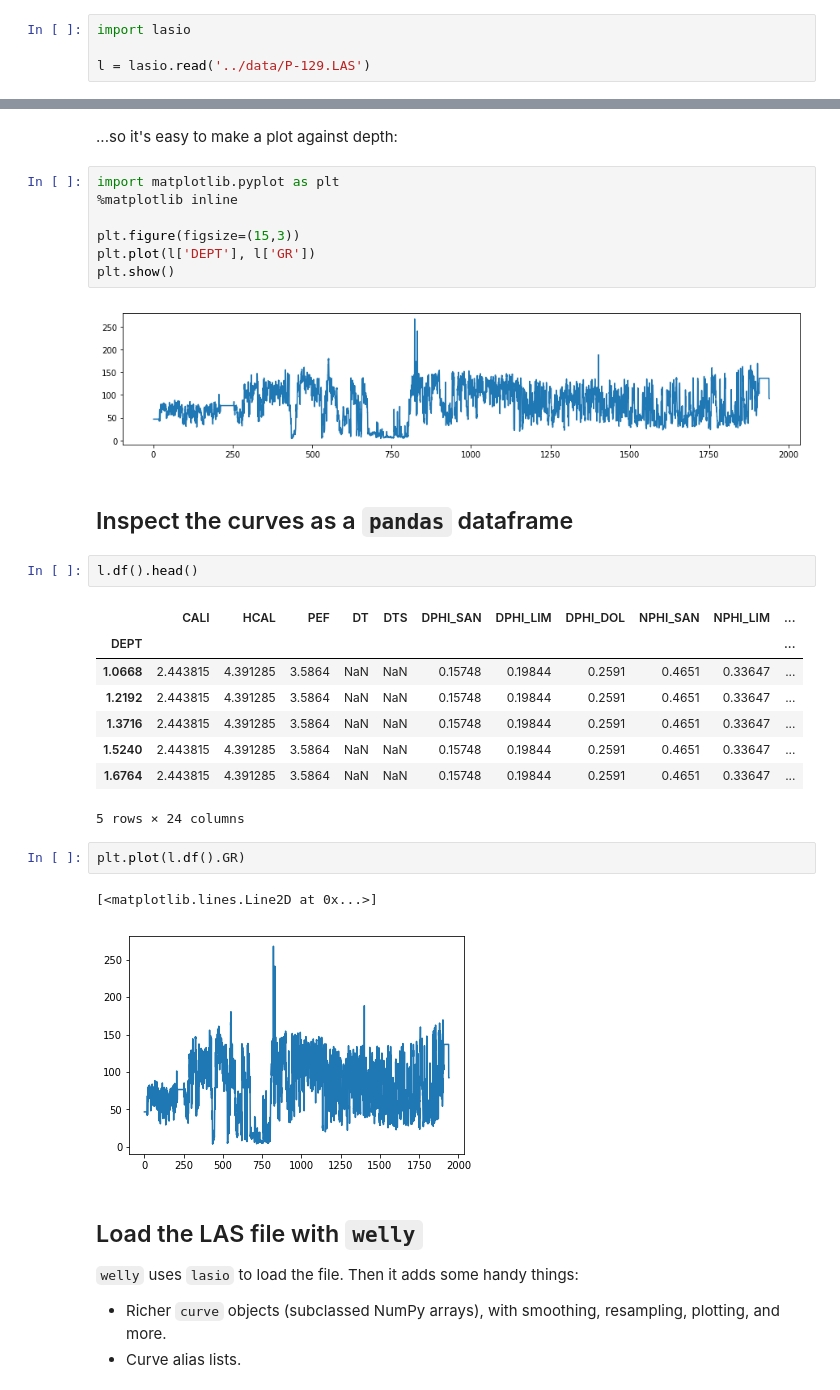
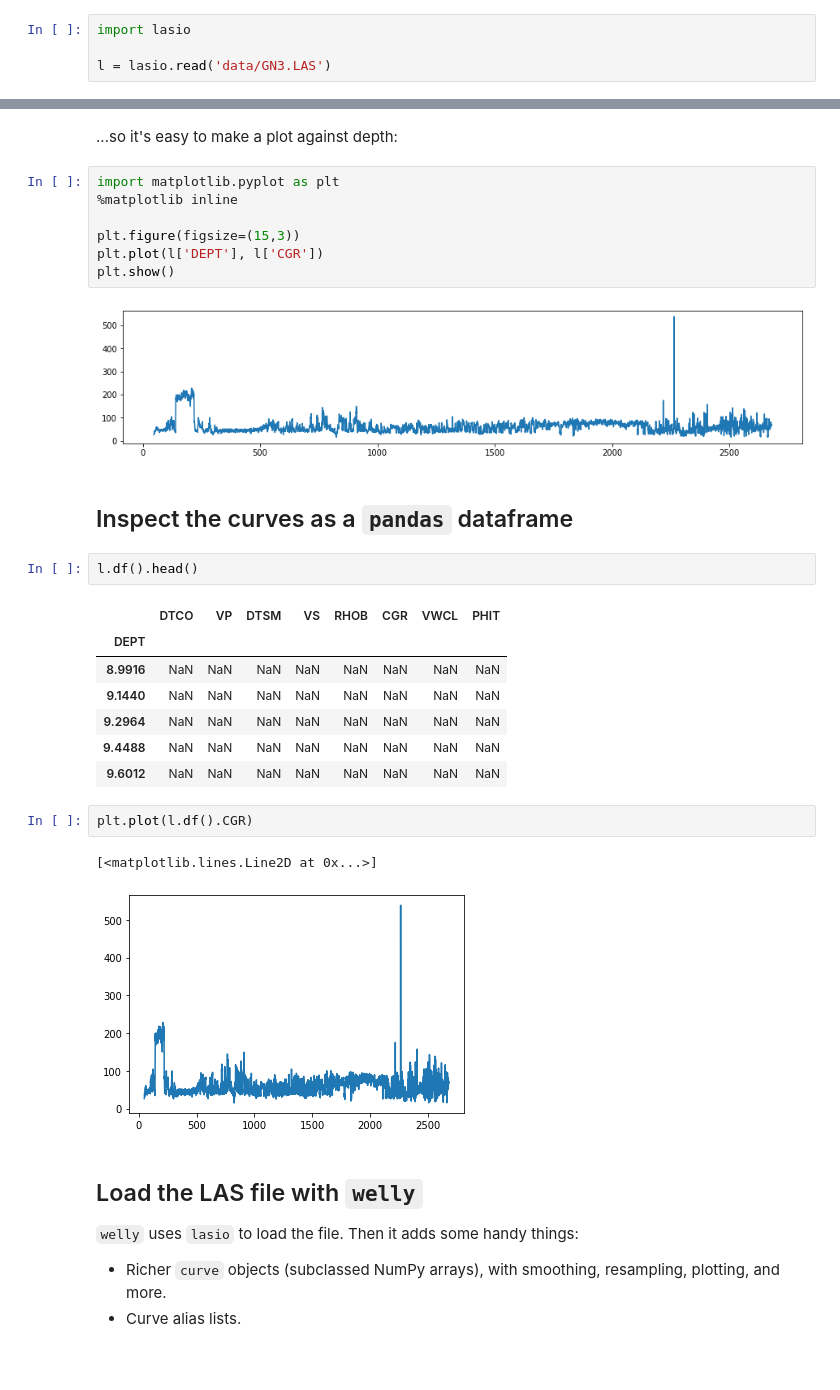
Before and after one commit to attibalazs/velocityhack, a Jupyter notebook: Read_and_write_LAS.ipynb, the cells around one changed output, grey strips where cells are left out. Drawn from its saved outputs; the diff is of its cells as text; blank space fills up the shorter version.

```diff
--- a/Read_and_write_LAS.ipynb
+++ b/Read_and_write_LAS.ipynb
@@ -17,4 +17,4 @@ ls ../data/*.LAS
 # %%
 import lasio
 
-l = lasio.read('../data/P-129.LAS')
+l = lasio.read('data/GN3.LAS')
@@ -146,28 +123,27 @@ import matplotlib.pyplot as plt
 %matplotlib inline
 
 plt.figure(figsize=(15,3))
-plt.plot(l['DEPT'], l['GR'])
+plt.plot(l['DEPT'], l['CGR'])
 plt.show()
 # %% [output]
-[figure, old version]
+[figure, new version]
 # %% [markdown]
 ## Inspect the curves as a `pandas` dataframe
 # %%
 l.df().head()
 # %% [output]
-|  | CALI | HCAL | PEF | DT | DTS | DPHI_SAN | DPHI_LIM | DPHI_DOL | NPHI_SAN | NPHI_LIM | ... |
-| DEPT |  |  |  |  |  |  |  |  |  |  | ... |
-| 1.0668 | 2.443815 | 4.391285 | 3.5864 | NaN | NaN | 0.15748 | 0.19844 | 0.2591 | 0.4651 | 0.33647 | ... |
-| 1.2192 | 2.443815 | 4.391285 | 3.5864 | NaN | NaN | 0.15748 | 0.19844 | 0.2591 | 0.4651 | 0.33647 | ... |
-| 1.3716 | 2.443815 | 4.391285 | 3.5864 | NaN | NaN | 0.15748 | 0.19844 | 0.2591 | 0.4651 | 0.33647 | ... |
-| 1.5240 | 2.443815 | 4.391285 | 3.5864 | NaN | NaN | 0.15748 | 0.19844 | 0.2591 | 0.4651 | 0.33647 | ... |
-| 1.6764 | 2.443815 | 4.391285 | 3.5864 | NaN | NaN | 0.15748 | 0.19844 | 0.2591 | 0.4651 | 0.33647 | ... |
+|  | DTCO | VP | DTSM | VS | RHOB | CGR | VWCL | PHIT |
+| DEPT |  |  |  |  |  |  |  |  |
+| 8.9916 | NaN | NaN | NaN | NaN | NaN | NaN | NaN | NaN |
+| 9.1440 | NaN | NaN | NaN | NaN | NaN | NaN | NaN | NaN |
+| 9.2964 | NaN | NaN | NaN | NaN | NaN | NaN | NaN | NaN |
+| 9.4488 | NaN | NaN | NaN | NaN | NaN | NaN | NaN | NaN |
+| 9.6012 | NaN | NaN | NaN | NaN | NaN | NaN | NaN | NaN |
-5 rows × 24 columns
 # %%
-plt.plot(l.df().GR)
+plt.plot(l.df().CGR)
 # %% [output]
 [<matplotlib.lines.Line2D at 0x...>]
-[figure, old version]
+[figure, new version]
 # %% [markdown]
 ## Load the LAS file with `welly`
 
```
Also changed, not shown: parts of 26 cells of this notebook, 1 other file.
